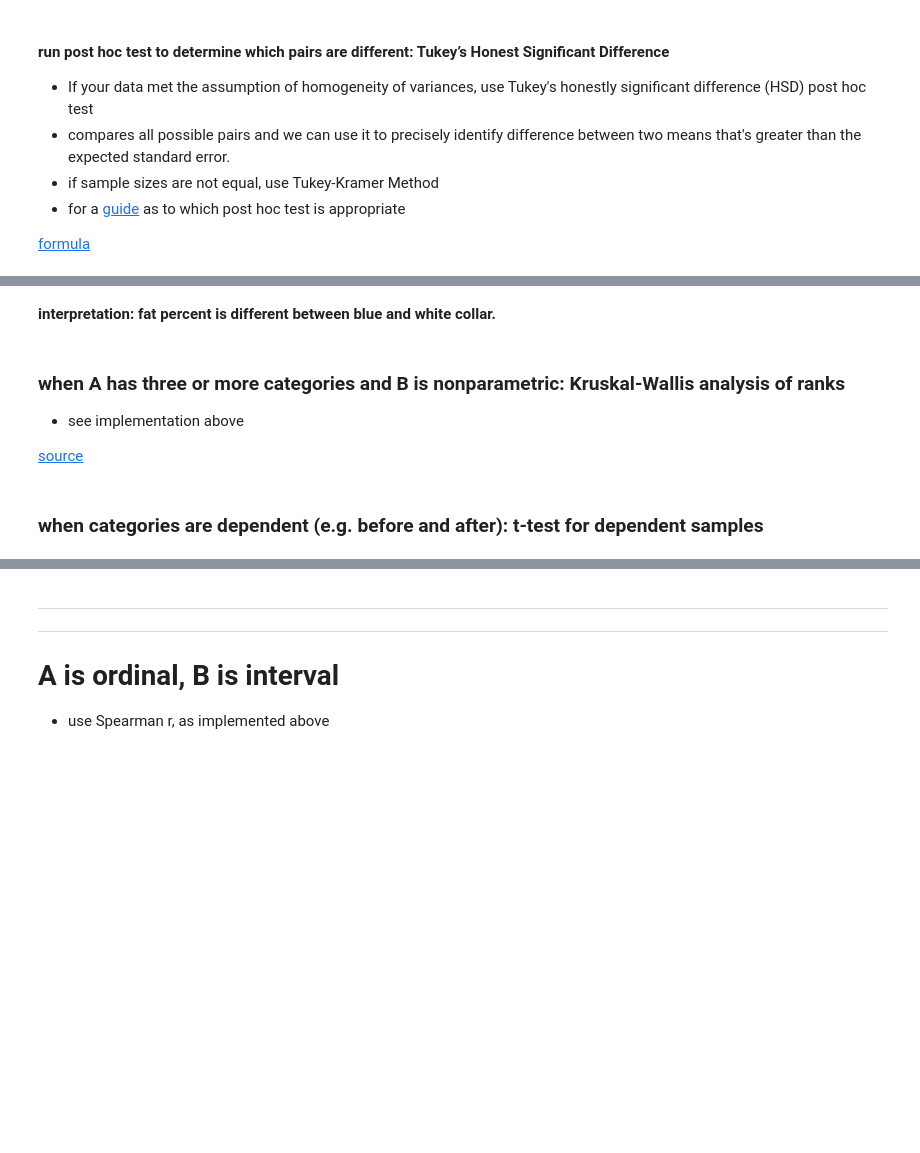
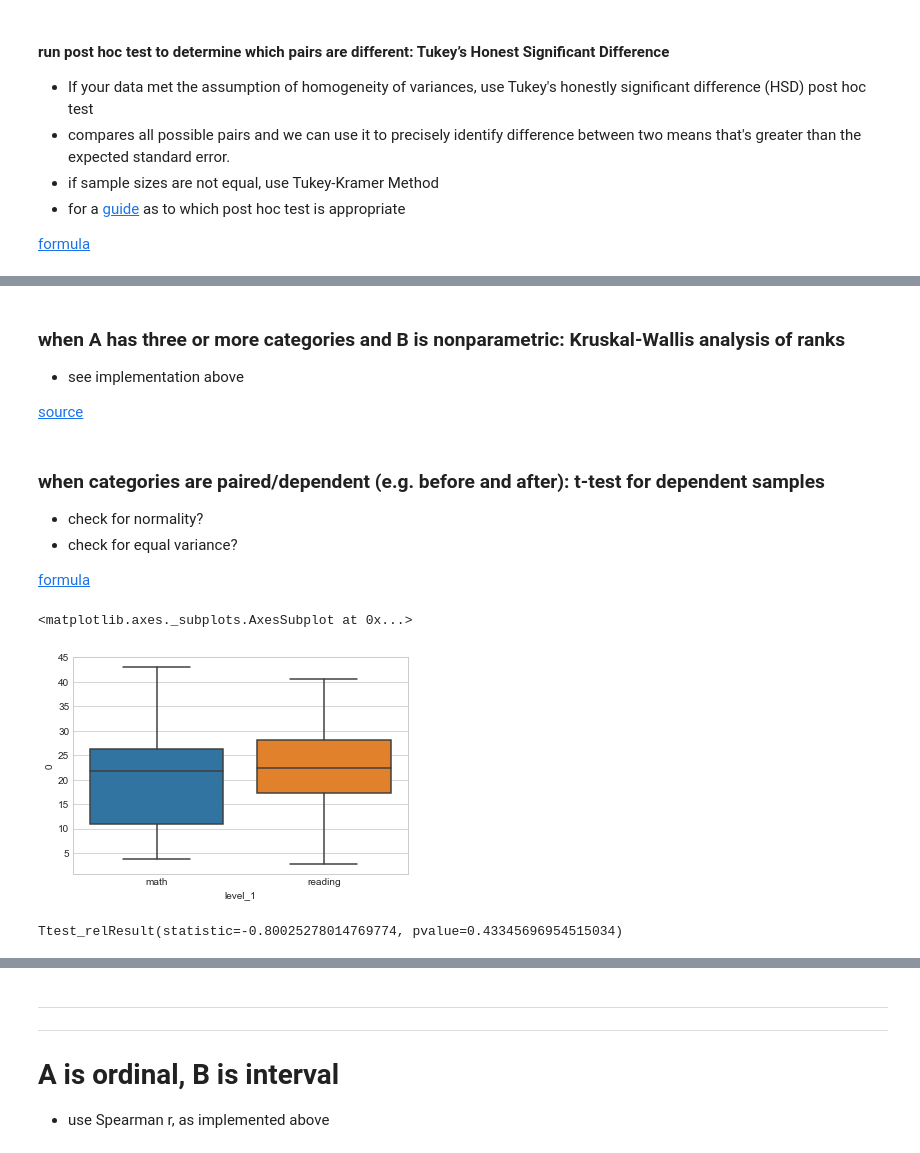
Before and after one commit to ncernek/stats_demos, a Jupyter notebook: two_variable_relations.ipynb, the cells around one changed output, grey strips where cells are left out. Saved outputs shown, nothing was run; the diff lists cells and outputs as text; code cells hidden in the pictures; blank space fills up the shorter version.

Commit message:
added links to formulas and paired ttest

```diff
--- a/two_variable_relations.ipynb
+++ b/two_variable_relations.ipynb
@@ -554,12 +533,28 @@ MannwhitneyuResult(statistic=99.0, pvalue=1.8423659719470537e-05)
-# %% [markdown]
-**interpretation: fat percent is different between blue and white collar.**
 # %% [markdown]
 ### when A has three or more categories and B is nonparametric: Kruskal-Wallis analysis of ranks
 * see implementation above
 
 [source](http://www.statsoft.com/Textbook/Nonparametric-Statistics)
 # %% [markdown]
-### when categories are dependent (e.g. before and after): t-test for dependent samples
+### when categories are paired/dependent (e.g. before and after): t-test for dependent samples
+* check for normality?
+* check for equal variance?
+
+[formula](http://www.statisticshowto.com/probability-and-statistics/t-test/)
+# %%
+scores = pd.DataFrame({
+    'math': np.random.normal(loc=20, scale=10, size=20),
+    'reading': np.random.normal(loc=25, scale=10, size=20)
+})
+
+sns.boxplot(x='level_1', y=0, data=scores.stack().to_frame().reset_index(1))
+# %% [output]
+<matplotlib.axes._subplots.AxesSubplot at 0x...>
+[figure, added]
+# %%
+scis.ttest_rel(scores.math, scores.reading)
+# %% [output]
+Ttest_relResult(statistic=-0.80025278014769774, pvalue=0.43345696954515034)
 # %% [markdown]
 ![San Francisco](images/sfbay.jpg)
 
```
Also changed, not shown: parts of 63 cells of this notebook.
